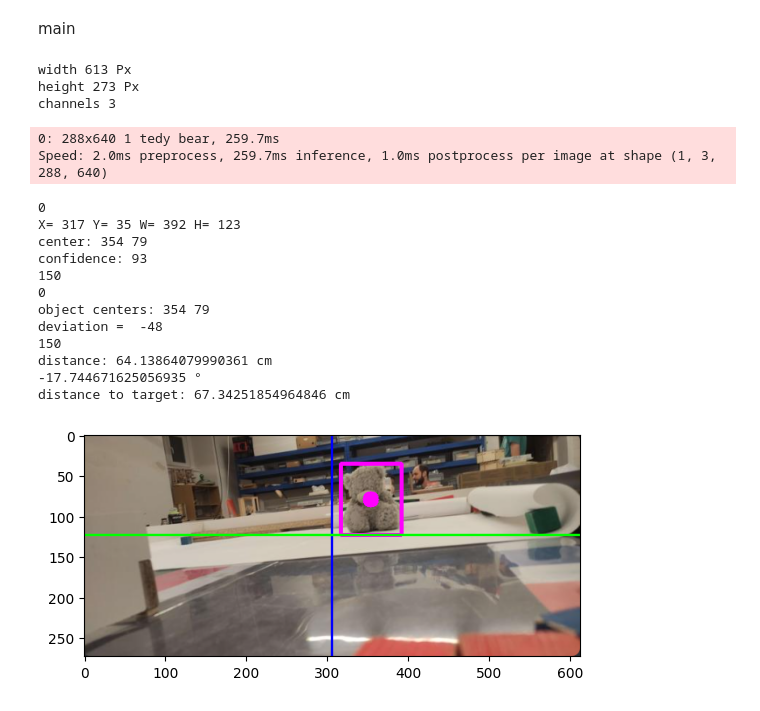
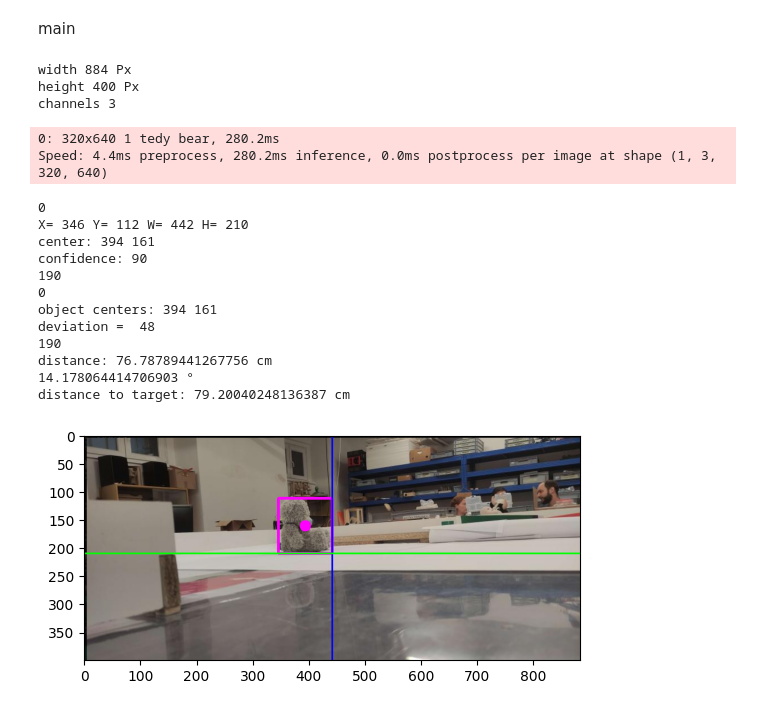
Before and after one commit to JakubSlof/Teddy-bear-detection, a Jupyter notebook: competition.ipynb, the cells around one changed output. Cells and saved outputs as stored; diff of their text form; code cells hidden in the pictures.

```diff
--- a/competition.ipynb
+++ b/competition.ipynb
@@ -114,29 +114,29 @@ model = YOLO('bearbest.pt')#loads the model
 # %% [markdown]
 main
 # %%
-LoadImageStorage('test1.png')
+LoadImageStorage('test3.png')
 UseModel(img,model)
 ProcesData()
 VizualizeImage(img)
 #print(objects_centers)
 #print(objects_ids)
 #print(distances)
 # %% [output]
-width 613 Px
-height 273 Px
+width 884 Px
+height 400 Px
 channels 3
-0: 288x640 1 tedy bear, 259.7ms
-Speed: 2.0ms preprocess, 259.7ms inference, 1.0ms postprocess per image at shape (1, 3, 288, 640)
+0: 320x640 1 tedy bear, 280.2ms
+Speed: 4.4ms preprocess, 280.2ms inference, 0.0ms postprocess per image at shape (1, 3, 320, 640)
 0
-X= 317 Y= 35 W= 392 H= 123
-center: 354 79
-confidence: 93
-150
+X= 346 Y= 112 W= 442 H= 210
+center: 394 161
+confidence: 90
+190
 0
-object centers: 354 79
-deviation =  -48
-150
-distance: 64.13864079990361 cm
--17.744671625056935 °
-distance to target: 67.34251854964846 cm
+object centers: 394 161
+deviation =  48
+190
+distance: 76.78789441267756 cm
+14.178064414706903 °
+distance to target: 79.20040248136387 cm
-[figure, old version]
+[figure, new version]
```
Also changed, not shown: 1 other file.
